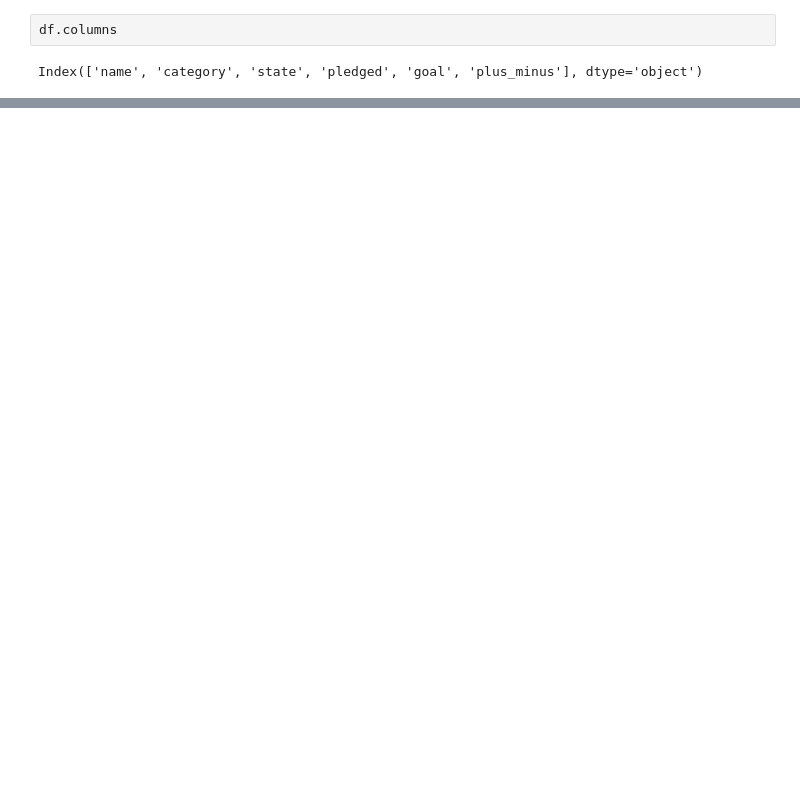
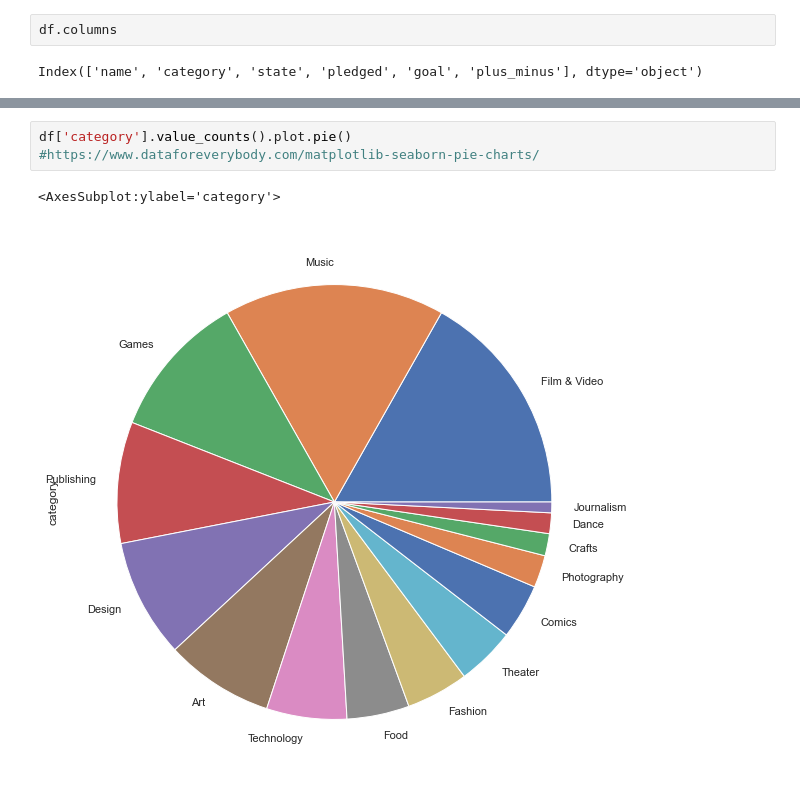
Before and after one commit to data301-2021-summer2/project-group46-project, a Jupyter notebook: analysis/submitted/milestone2.ipynb, the cells around one changed output, grey strips where cells are left out. Drawn from its saved outputs; the diff is of its cells as text; blank space fills up the shorter version.

```diff
--- a/analysis/submitted/milestone2.ipynb
+++ b/analysis/submitted/milestone2.ipynb
@@ -73,0 +81,6 @@ sns.barplot(data=df,x='category',y='plus_minus',estimator=np.sum)
+# %%
+df['category'].value_counts().plot.pie()
+#https://www.dataforeverybody.com/matplotlib-seaborn-pie-charts/
+# %% [output]
+<AxesSubplot:ylabel='category'>
+[figure, added]
```
Also changed, not shown: parts of 12 cells of this notebook, 1 other file.
